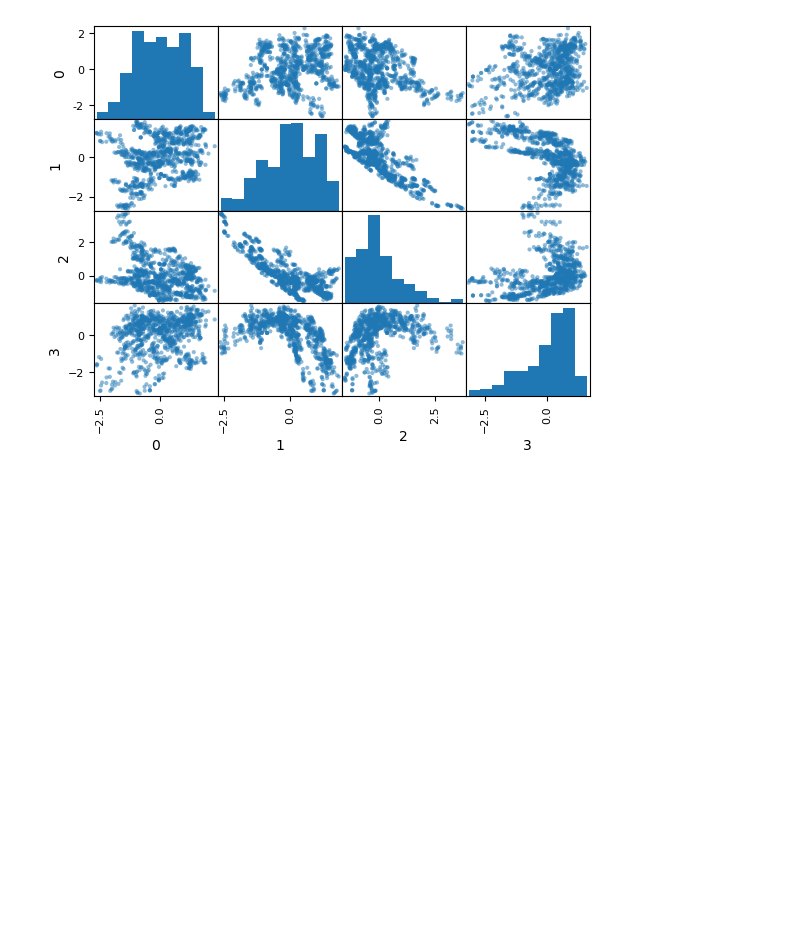
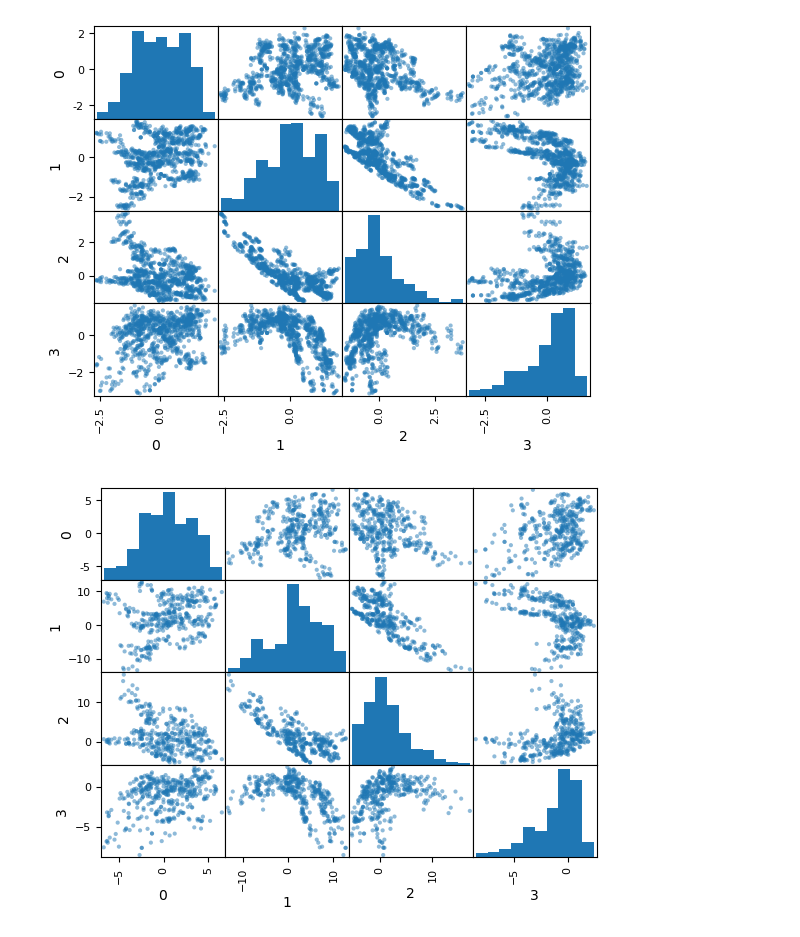
Before and after one commit to SanteriVtj/DL-fundamentals, a Jupyter notebook: nb/dl_u3_ex.ipynb, the cells around one changed output. Saved outputs shown, nothing was run; the diff lists cells and outputs as text; code cells hidden in the pictures; blank space fills up the shorter version.

```diff
--- a/nb/dl_u3_ex.ipynb
+++ b/nb/dl_u3_ex.ipynb
@@ -93,6 +93,11 @@ pd.plotting.scatter_matrix(pd.DataFrame(X_train))
 plt.show()
 # %% [output]
 [figure]
+# %%
+pd.plotting.scatter_matrix(pd.DataFrame(X_test))
+plt.show()
+# %% [output]
+[figure, added]
 # %%
 train_loader = DataLoader(
     dataset=train_data,
```
Also changed, not shown: parts of 4 cells of this notebook, 3 other files.
